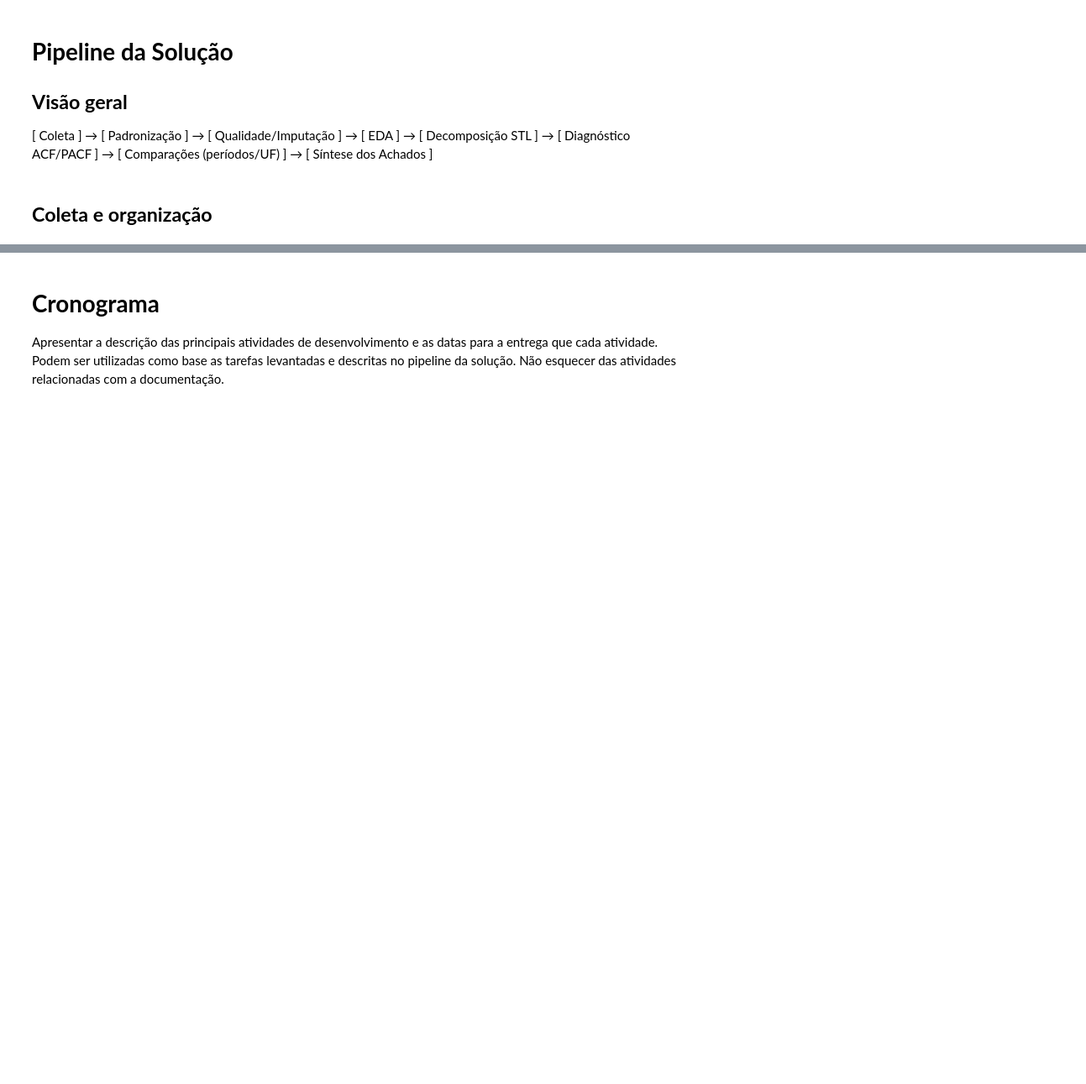
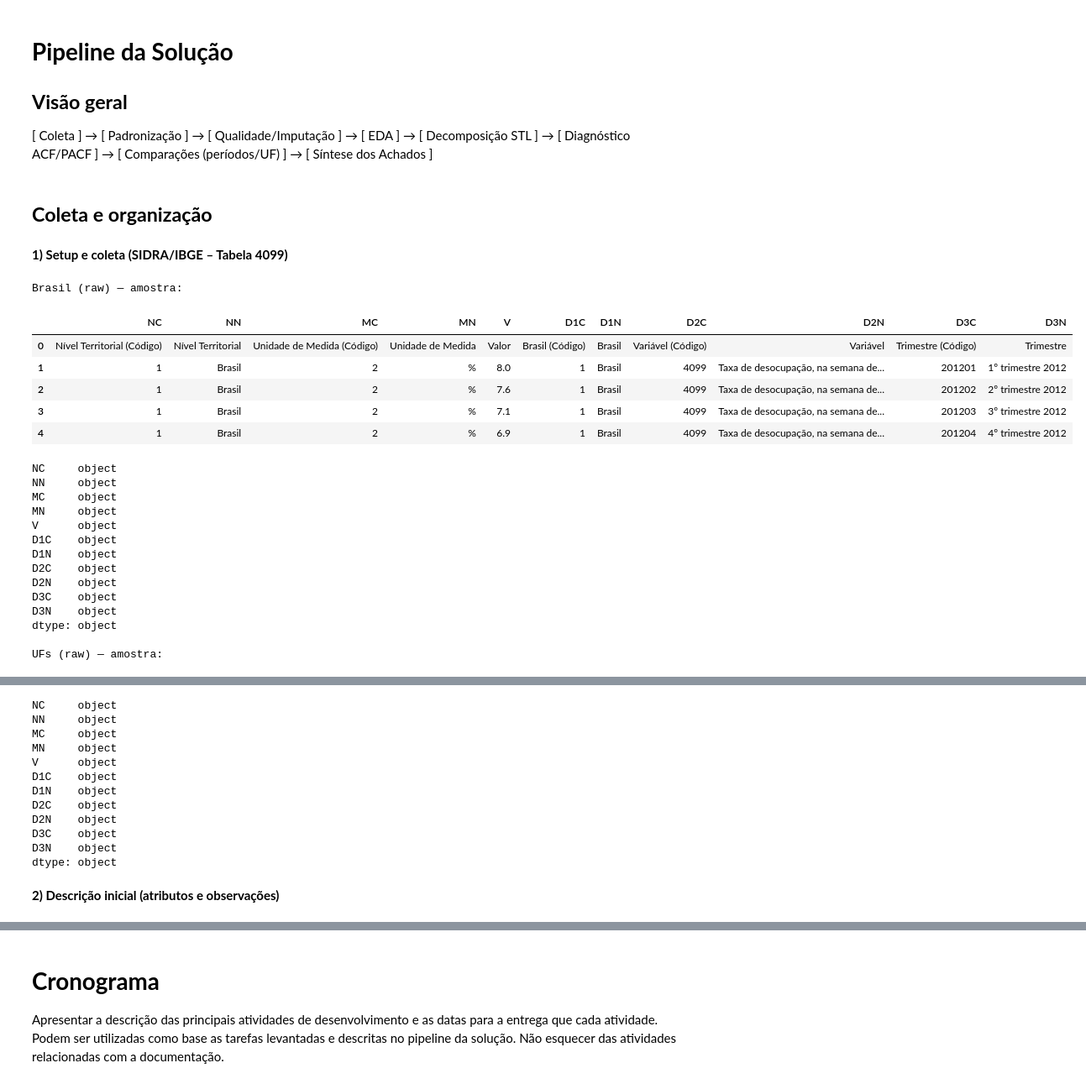
Before and after one commit to lattarian/projeto_aplicado_iv, a Jupyter notebook: projeto/cd_projeto_aplicado_iv_entrega_2.ipynb, the cells around one changed output, grey strips where cells are left out. Shown: that part at 84% size. Drawn from its saved outputs; the diff is of its cells as text; code cells hidden in the pictures; blank space fills up the shorter version.

```diff
--- a/projeto/cd_projeto_aplicado_iv_entrega_2.ipynb
+++ b/projeto/cd_projeto_aplicado_iv_entrega_2.ipynb
@@ -41,3 +41,54 @@ A escolha da taxa de desocupação justifica-se por sua centralidade na dinâmic
 [ Coleta ] → [ Padronização ] → [ Qualidade/Imputação ] → [ EDA ] → [ Decomposição STL ] → [ Diagnóstico ACF/PACF ] → [ Comparações (períodos/UF) ] → [ Síntese dos Achados ]
 # %% [markdown]
 ## **Coleta e organização**
+# %% [markdown]
+**1) Setup e coleta (SIDRA/IBGE – Tabela 4099)**
+# %%
+import requests
+import pandas as pd
+
+# URLs (tabela 4099, variável 4099 = taxa de desocupação)
+# n1/all = Brasil; n3/all = UFs
+URL_BRASIL = "https://apisidra.ibge.gov.br/values/t/4099/n1/all/v/4099/p/all?formato=json"
+URL_UF     = "https://apisidra.ibge.gov.br/values/t/4099/n3/all/v/4099/p/all?formato=json"
+
+HEADERS = {"Accept": "application/json"}
+
+def load_sidra_json(url: str) -> pd.DataFrame:
+    r = requests.get(url, headers=HEADERS, timeout=60)
+    r.raise_for_status()
+    data = r.json()
+    return pd.DataFrame(data)
+
+# Carregar datasets
+df_brasil_raw = load_sidra_json(URL_BRASIL)
+df_uf_raw = load_sidra_json(URL_UF)
+
+print("Brasil (raw) — amostra:")
+display(df_brasil_raw.head())
+print(df_brasil_raw.dtypes)
+print("\nUFs (raw) — amostra:")
+display(df_uf_raw.head())
+print(df_uf_raw.dtypes)
+# %% [output]
+Brasil (raw) — amostra:
+|  | NC | NN | MC | MN | V | D1C | D1N | D2C | D2N | D3C | D3N |
+| 0 | Nível Territorial (Código) | Nível Territorial | Unidade de Medida (Código) | Unidade de Medida | Valor | Brasil (Código) | Brasil | Variável (Código) | Variável | Trimestre (Código) | Trimestre |
+| 1 | 1 | Brasil | 2 | % | 8.0 | 1 | Brasil | 4099 | Taxa de desocupação, na semana de... | 201201 | 1º trimestre 2012 |
+| 2 | 1 | Brasil | 2 | % | 7.6 | 1 | Brasil | 4099 | Taxa de desocupação, na semana de... | 201202 | 2º trimestre 2012 |
+| 3 | 1 | Brasil | 2 | % | 7.1 | 1 | Brasil | 4099 | Taxa de desocupação, na semana de... | 201203 | 3º trimestre 2012 |
+| 4 | 1 | Brasil | 2 | % | 6.9 | 1 | Brasil | 4099 | Taxa de desocupação, na semana de... | 201204 | 4º trimestre 2012 |
+NC     object
+NN     object
+MC     object
+MN     object
+V      object
+D1C    object
+D1N    object
+D2C    object
+D2N    object
+D3C    object
+D3N    object
+dtype: object
+
+UFs (raw) — amostra:
@@ -43,0 +101,14 @@ A escolha da taxa de desocupação justifica-se por sua centralidade na dinâmic
+NC     object
+NN     object
+MC     object
+MN     object
+V      object
+D1C    object
+D1N    object
+D2C    object
+D2N    object
+D3C    object
+D3N    object
+dtype: object
+# %% [markdown]
+**2) Descrição inicial (atributos e observações)**
```
Also changed, not shown: parts of 6 cells of this notebook.
